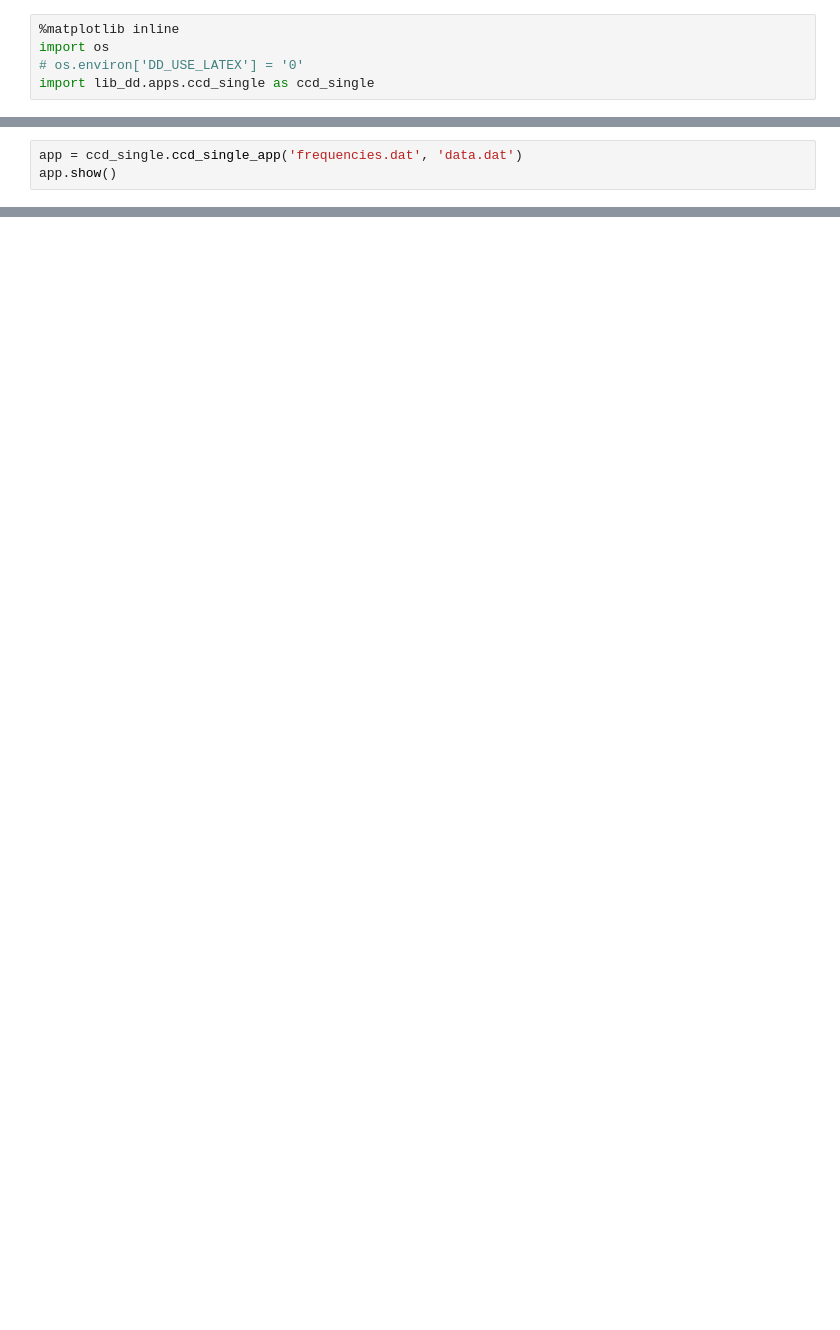
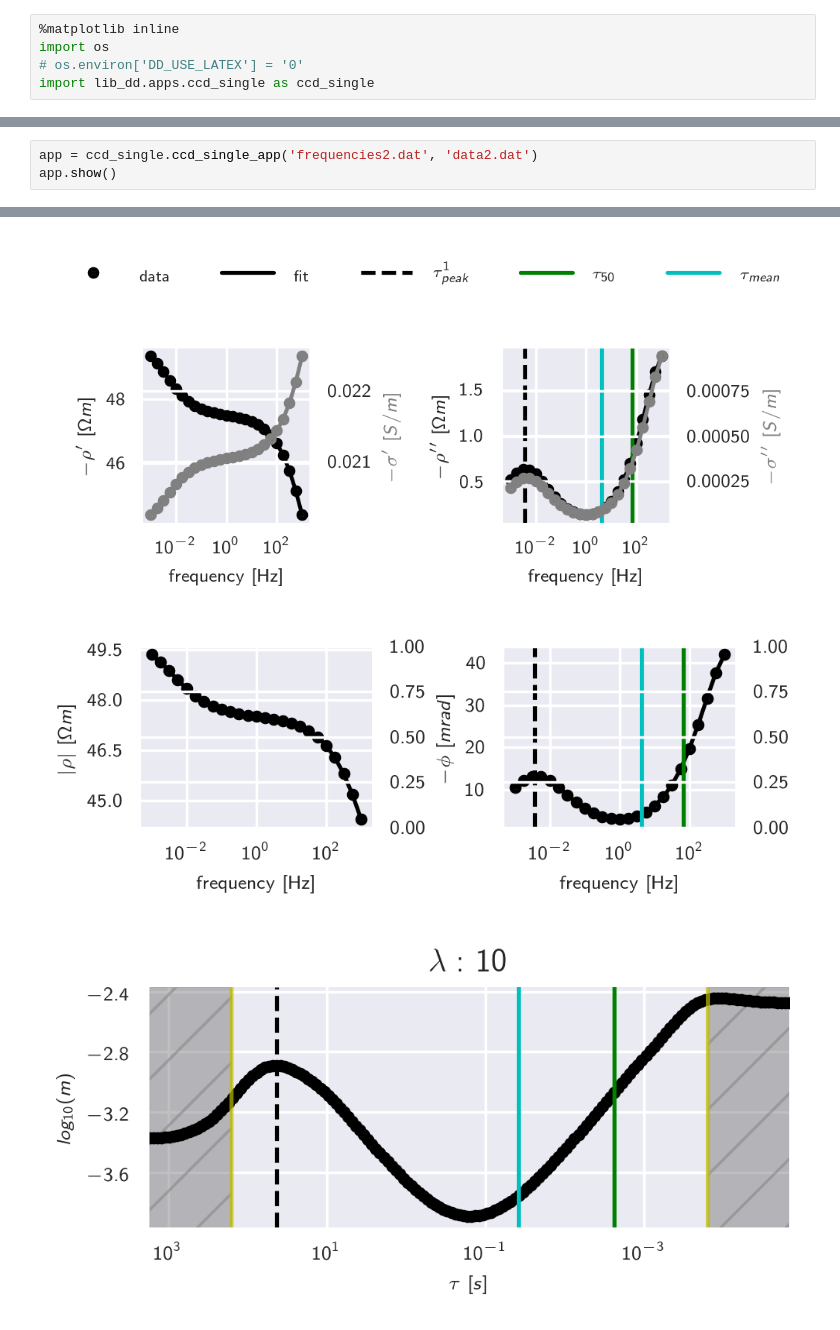
Before and after one commit to m-weigand/ccd_tools, a Jupyter notebook: Examples/notebooks/03_ccd_app.ipynb, the cells around one changed output, grey strips where cells are left out. Cells and saved outputs as stored; diff of their text form; blank space fills up the shorter version.

```diff
--- a/Examples/notebooks/03_ccd_app.ipynb
+++ b/Examples/notebooks/03_ccd_app.ipynb
@@ -36,5 +34,6 @@ import lib_dd.apps.ccd_single as ccd_single
 * add custom, notebook-specific plot functions
   * bqplot-based perhaps?
 # %%
-app = ccd_single.ccd_single_app('frequencies.dat', 'data.dat')
+app = ccd_single.ccd_single_app('frequencies2.dat', 'data2.dat')
 app.show()
+# %% [output]
@@ -40,0 +47,3 @@ app.show()
+[figure, added]
+[figure, added]
+[figure, added]
```
Also changed, not shown: parts of 2 cells of this notebook, 2 other files.
